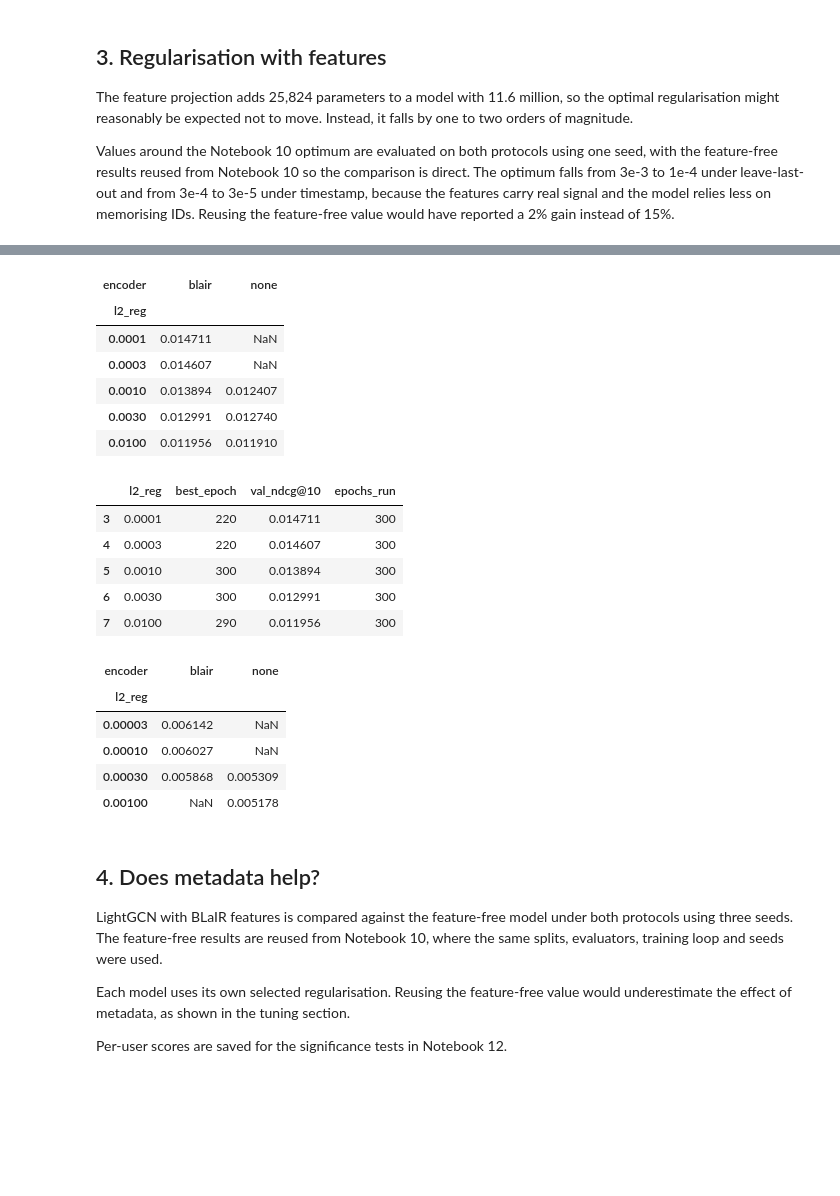
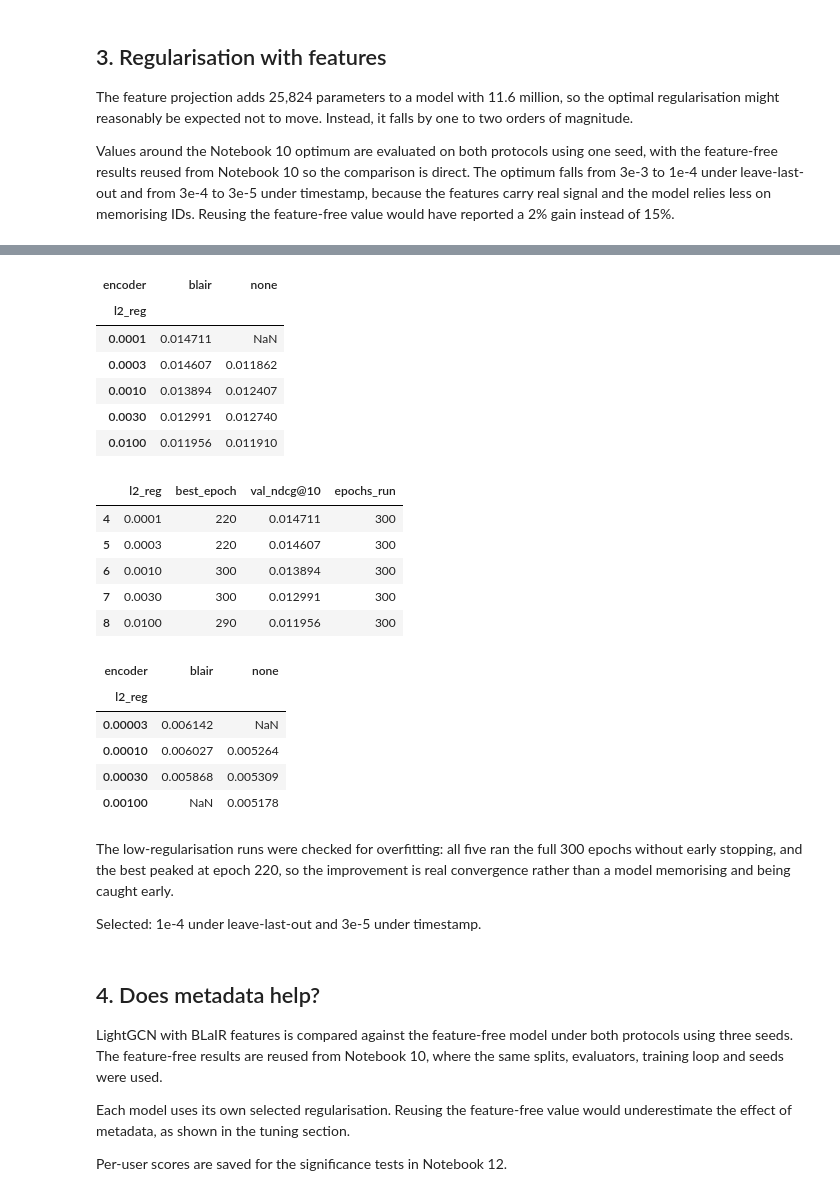
Before and after one commit to ErjonXhani/gnn-recommender-dissertation, a Jupyter notebook: notebooks/11_metadata_and_cold_start.ipynb, the cells around one changed output, grey strips where cells are left out. Drawn from its saved outputs; the diff is of its cells as text; code cells hidden in the pictures; blank space fills up the shorter version.

Commit message:
improve Notebook 11 documentation

```diff
--- a/notebooks/11_metadata_and_cold_start.ipynb
+++ b/notebooks/11_metadata_and_cold_start.ipynb
@@ -288,15 +276,15 @@ reg_check.pivot(index="l2_reg", columns="encoder", values="val_ndcg@10")
 # %%
 reg_check = pd.DataFrame(
-    [notebook10_run("last_out", reg) for reg in [1e-3, 3e-3, 1e-2]]
+    [notebook10_run("last_out", reg) for reg in [3e-4, 1e-3, 3e-3, 1e-2]]
     + [tune_run("last_out", "blair", reg)
        for reg in [1e-4, 3e-4, 1e-3, 3e-3, 1e-2]]
 )
 reg_check.pivot(index="l2_reg", columns="encoder", values="val_ndcg@10")
 # %% [output]
 | encoder | blair | none |
 | l2_reg |  |  |
 | 0.0001 | 0.014711 | NaN |
-| 0.0003 | 0.014607 | NaN |
+| 0.0003 | 0.014607 | 0.011862 |
 | 0.0010 | 0.013894 | 0.012407 |
 | 0.0030 | 0.012991 | 0.012740 |
 | 0.0100 | 0.011956 | 0.011910 |
@@ -305,14 +293,14 @@ reg_check[reg_check.encoder == "blair"][
     ["l2_reg", "best_epoch", "val_ndcg@10", "epochs_run"]]
 # %% [output]
 |  | l2_reg | best_epoch | val_ndcg@10 | epochs_run |
-| 3 | 0.0001 | 220 | 0.014711 | 300 |
-| 4 | 0.0003 | 220 | 0.014607 | 300 |
-| 5 | 0.0010 | 300 | 0.013894 | 300 |
-| 6 | 0.0030 | 300 | 0.012991 | 300 |
-| 7 | 0.0100 | 290 | 0.011956 | 300 |
+| 4 | 0.0001 | 220 | 0.014711 | 300 |
+| 5 | 0.0003 | 220 | 0.014607 | 300 |
+| 6 | 0.0010 | 300 | 0.013894 | 300 |
+| 7 | 0.0030 | 300 | 0.012991 | 300 |
+| 8 | 0.0100 | 290 | 0.011956 | 300 |
 # %%
 reg_check_ts = pd.DataFrame(
-    [notebook10_run("timestamp", reg) for reg in [3e-4, 1e-3]]
+    [notebook10_run("timestamp", reg) for reg in [1e-4, 3e-4, 1e-3]]
     + [tune_run("timestamp", "blair", reg) for reg in [3e-5, 1e-4, 3e-4]]
 )
 reg_check_ts.pivot(index="l2_reg", columns="encoder", values="val_ndcg@10")
@@ -320,9 +308,15 @@ reg_check_ts.pivot(index="l2_reg", columns="encoder", values="val_ndcg@10")
 | encoder | blair | none |
 | l2_reg |  |  |
 | 0.00003 | 0.006142 | NaN |
-| 0.00010 | 0.006027 | NaN |
+| 0.00010 | 0.006027 | 0.005264 |
 | 0.00030 | 0.005868 | 0.005309 |
 | 0.00100 | NaN | 0.005178 |
+# %% [markdown]
+The low-regularisation runs were checked for overfitting: all five
+ran the full 300 epochs without early stopping, and the best peaked at epoch 220, so the
+improvement is real convergence rather than a model memorising and being caught early.
+
+Selected: 1e-4 under leave-last-out and 3e-5 under timestamp.
 # %% [markdown]
 ## 4. Does metadata help?
 
```
Also changed, not shown: parts of 18 cells of this notebook, 4 other files.
